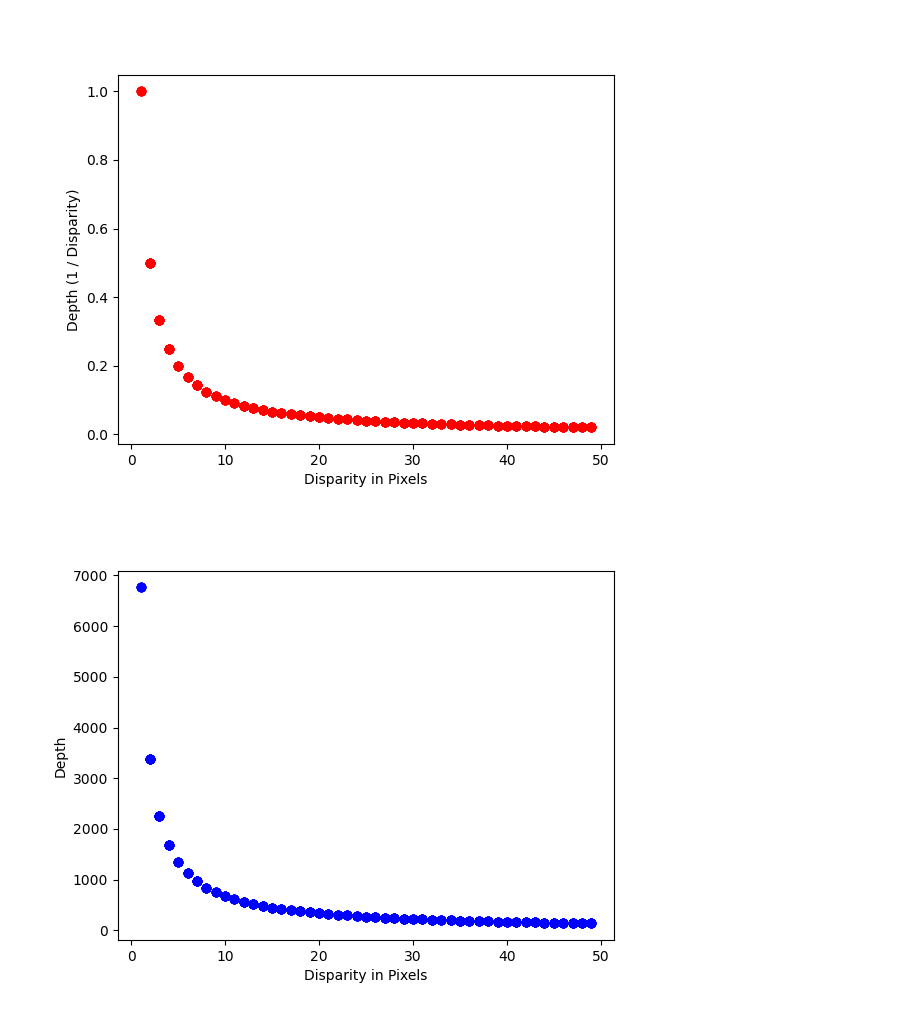
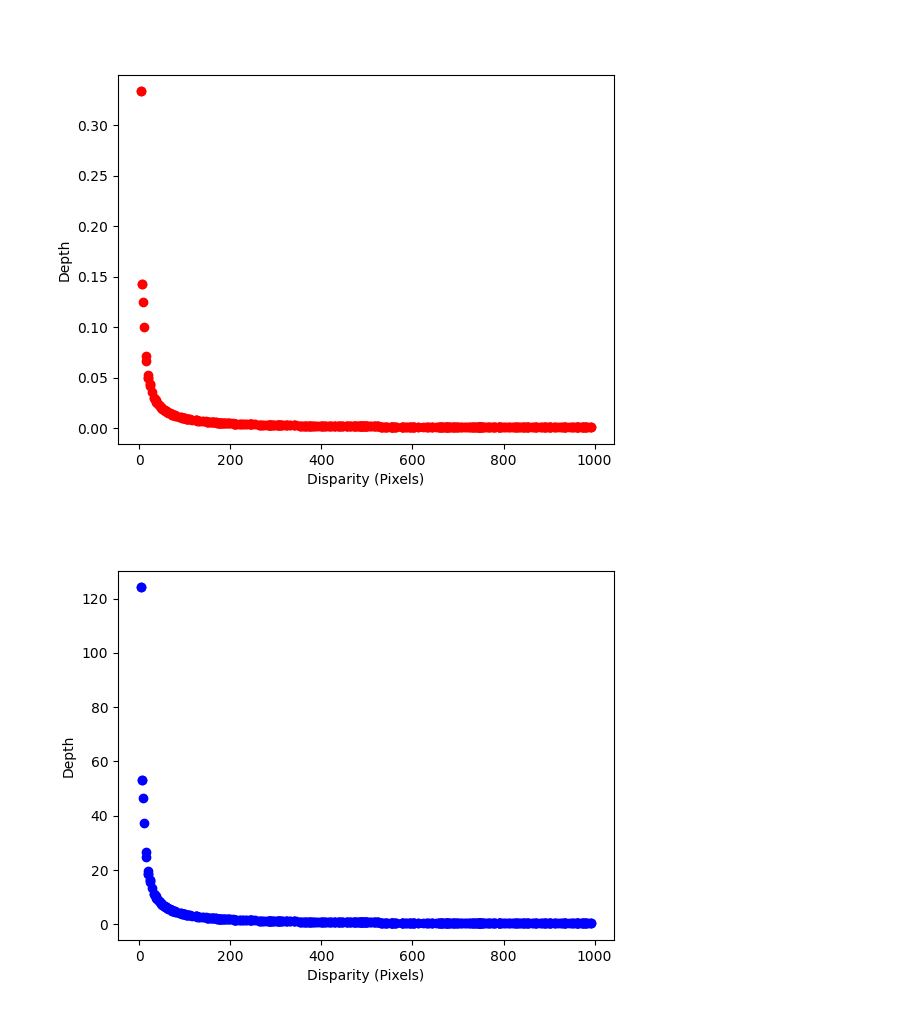
Before and after one commit to sozel/notebooks, a Jupyter notebook: iphone_disparity_to_depth.ipynb, the cells around one changed output. Saved outputs shown, nothing was run; the diff lists cells and outputs as text; code cells hidden in the pictures.

```diff
--- a/iphone_disparity_to_depth.ipynb
+++ b/iphone_disparity_to_depth.ipynb
@@ -27,10 +27,13 @@ import random
 # If the baseline was increased to 545mm, then, the granularity of depth extends to 3.5 meters.  This made more sense because when the baseline increases,
 # the depth resolution increases as well.
 
+# References:
+# https://cse.usf.edu/~r1k/MachineVisionBook/MachineVision.files/MachineVision_Chapter11.pdf
+
 iphone_focal_length_mm = 13
 iphone_sensor_width_mm = 4.2336
 iphone_image_width_px = 4042
-iphone_baseline_mm = 145
+iphone_baseline_mm = 14.5
 
 # focal_length_px = (focal_length_mm / sensor_width_mm) * image_width_in_pixels
 focal_length_px = (iphone_focal_length_mm / iphone_sensor_width_mm) * iphone_image_width_px
@@ -40,7 +43,7 @@ focal_length_px = (iphone_focal_length_mm / iphone_sensor_width_mm) * iphone_ima
 # Z = Distance along the camera Z axis
 # focal_length = focal length (in pixels)
 # baseline = baseline (in metres)
-# disparity = disparity (in pixels)
+# disparity = disparity (pixels)
 
 def toDepth(disparity_px):
     iphone_baseline_m = iphone_baseline_mm / 1000
@@ -49,13 +52,13 @@ def toDepth(disparity_px):
 def inverse(disparity_px):
     return 1 / disparity_px
 
-sample_disparity_values = np.random.randint(low=1,high=50,size=500)
+sample_disparity_values = np.random.randint(low=0,high=1000,size=500)
 print(sample_disparity_values)
 
 depth = list(map(toDepth, sample_disparity_values))
 # print(depth)
 
-plt.xlabel('Disparity in Pixels')
+plt.xlabel('Disparity (Pixels)')
 plt.ylabel('Depth')
 plt.scatter(sample_disparity_values, depth, c='b')
 plt.show()
@@ -82,20 +85,20 @@ plt.show()
 inversed = list(map(inverse, sample_disparity_values))
 # print(inversed)
 
-plt.xlabel('Disparity in Pixels')
-plt.ylabel('Depth (1 / Disparity)')
+plt.xlabel('Disparity (Pixels)')
+plt.ylabel('Depth')
 plt.scatter(sample_disparity_values, inversed, c='r')
 plt.show()
 # %% [output]
-[figure, old version]
+[figure, new version]
 # %%
 # Let's increase the baseline to get higher depth resolution
-iphone_baseline_mm = 545
+iphone_baseline_mm = 30
 depth = list(map(toDepth, sample_disparity_values))
 
-plt.xlabel('Disparity in Pixels')
+plt.xlabel('Disparity (Pixels)')
 plt.ylabel('Depth')
 plt.scatter(sample_disparity_values, depth, c='b')
 plt.show()
 # %% [output]
-[figure, old version]
+[figure, new version]
```
Also changed, not shown: parts of 1 cell of this notebook.
